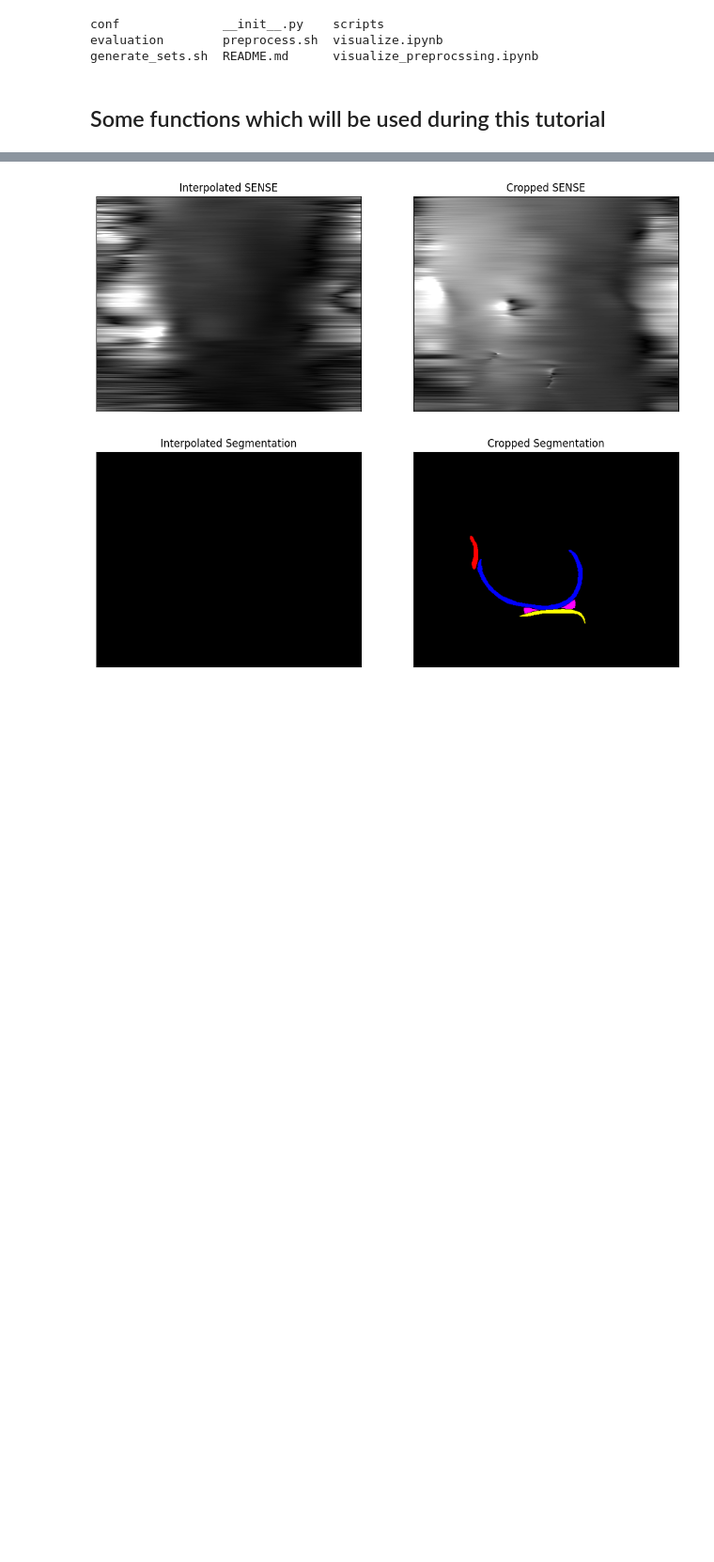
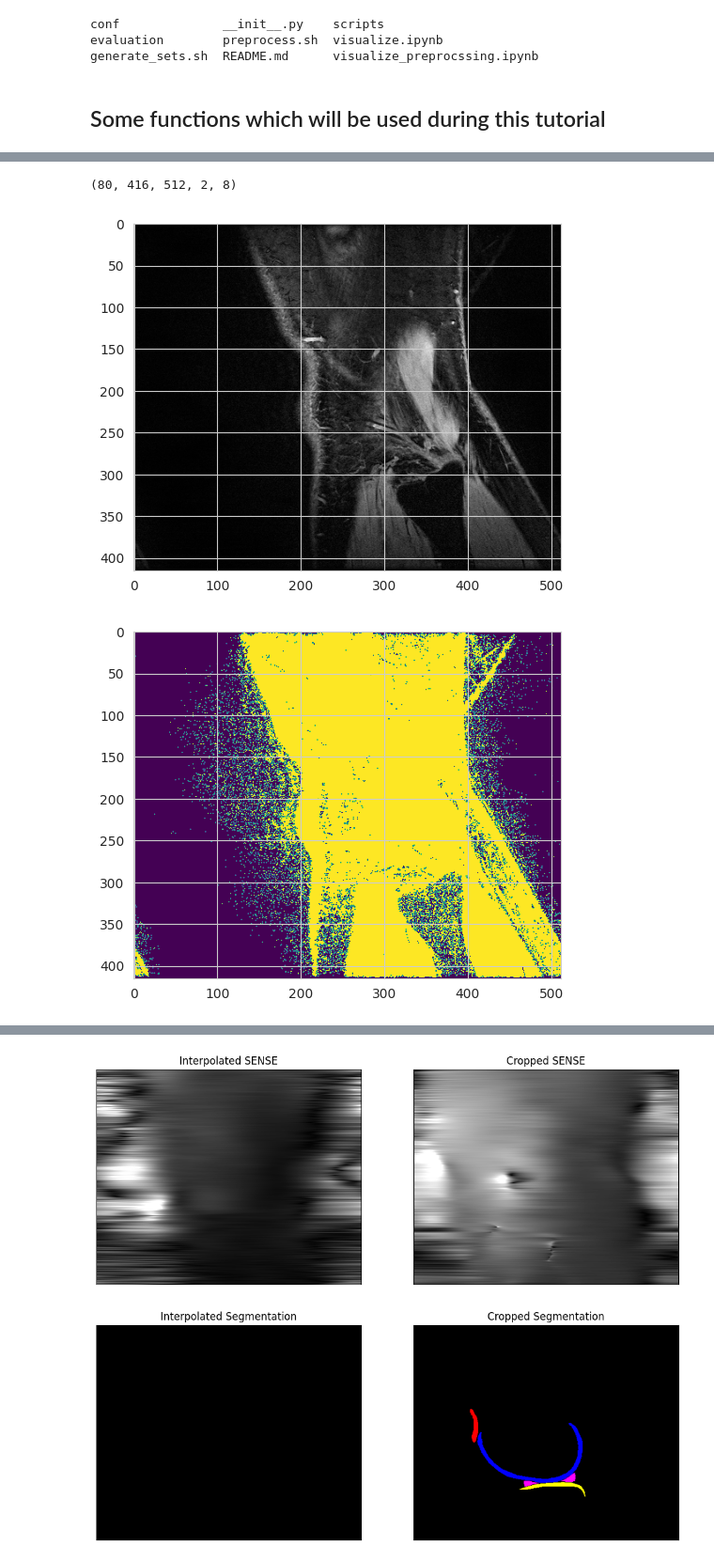
Before and after one commit to TimPaquaij/atommic, a Jupyter notebook: projects/MTL/rs/SKMTEA/visualize_preprocssing.ipynb, the cells around one changed output, grey strips where cells are left out. Shown at 94% size. Drawn from its saved outputs; the diff is of its cells as text; code cells hidden in the pictures; blank space fills up the shorter version.

```diff
--- a/projects/MTL/rs/SKMTEA/visualize_preprocssing.ipynb
+++ b/projects/MTL/rs/SKMTEA/visualize_preprocssing.ipynb
@@ -438,8 +433,15 @@ Interpolated all sensitivity coils (80, 208, 256, 1, 8)
 # %%
 ### SENSE Reconstruction ###
-sl=0
+
+
+
+sl=4
+print(kspace.shape)
 kspace_fft_4 = torch.fft.ifftshift(torch.from_numpy(kspace[sl,:,:,:,:]),dim=(0,1))
 kspace_fft_5 = torch.fft.ifft2(kspace_fft_4,dim=(0,1))
 kspace_fft_6 = torch.fft.fftshift(kspace_fft_5,dim=(0,1))
 image_fft = kspace_fft_6 * torch.conj(torch.as_tensor(maps[sl,:,:,:,:]))
-image_fft_sum =torch.sum(image_fft,dim=-1,keepdim=True)
+
+image_fft_sum =torch.sum(image_fft,dim=-1,keepdim=False)
+# %% [output]
+(80, 416, 512, 2, 8)
@@ -445,0 +495,26 @@ image_fft_sum =torch.sum(image_fft,dim=-1,keepdim=True)
+# %%
+from skimage.feature import canny
+from skimage.measure import label
+from skimage.segmentation import chan_vese,slic
+from skimage.filters import threshold_multiotsu, sobel,threshold_sauvola, gaussian, threshold_otsu
+from skimage.morphology import skeletonize
+#cv = slic(np.abs(image_fft_sum.numpy()/np.max(np.abs(image_fft_sum.numpy())))[...,0],channel_axis=None)
+
+scan = np.abs(image_fft_sum.numpy()/np.max(np.abs(image_fft_sum.numpy())))[...,0]
+mask_1 = (scan > 0.04)*1
+scan_filt = scan + 10*mask_1
+scan_filt = gaussian(scan_filt,sigma =5)
+scan_filt_nrom = scan_filt / np.max(scan_filt)
+mask_2 = (scan_filt_nrom > 0.5)*1
+#labels = find_connected_components(regions)
+plt.imshow(scan,'gray')
+plt.show()
+plt.imshow(mask_1,'viridis')
+plt.show()
+plt.imshow(scan_filt_nrom,'gray')
+plt.show()
+plt.imshow(mask_2,'viridis')
+plt.show()
+# %% [output]
+[figure, added]
+[figure, added]
```
Also changed, not shown: parts of 11 cells of this notebook, 53 other files.
